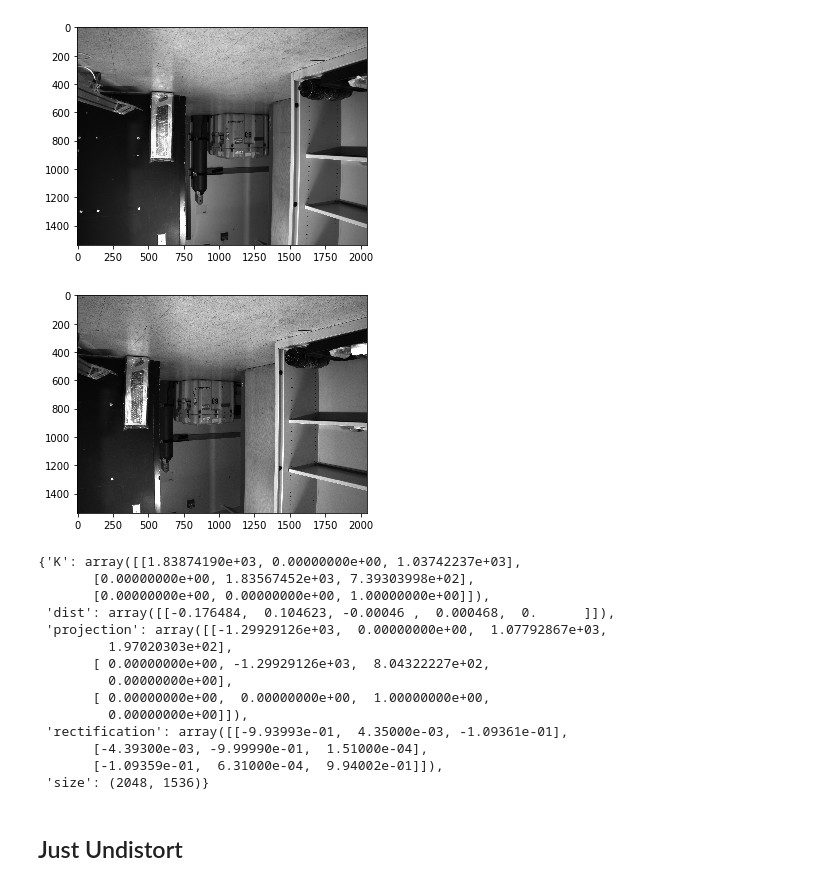
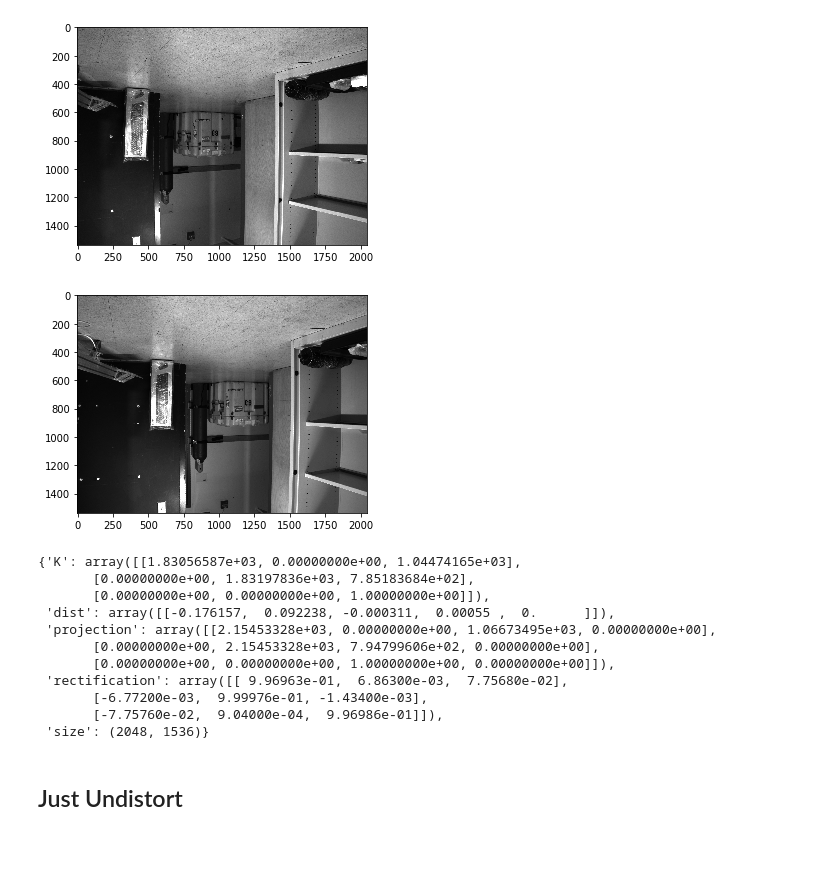
Before and after one commit to amarburg/stereo_disparity_mwe, a Jupyter notebook: Stereo Disparity.ipynb, the cells around one changed output. Drawn from its saved outputs; the diff is of its cells as text; code cells hidden in the pictures; blank space fills up the shorter version.

Commit message:
Correctly map images to left and right sides.

```diff
--- a/Stereo Disparity.ipynb
+++ b/Stereo Disparity.ipynb
@@ -7,20 +7,30 @@ from matplotlib import pyplot as plt
 import yaml
 # %%
 
-imgL = cv2.imread('images/left_raw.png')
-imgR = cv2.imread('images/right_raw.png')
+left_image_file = "images/right_raw.png"
+left_camera_file = "camera_info/left_rightside_up.yaml"
+#left_camera_file = "camera_info/18296567.yaml"
+
+right_image_file = "images/left_raw.png"
+right_camera_file = "camera_info/right_rightside_up.yaml"
+#right_camera_file = "camera_info/18457940.yaml"
+
+
+
+imgL = cv2.imread(left_image_file)
+imgR = cv2.imread(right_image_file)
 
 imgLmono = cv2.cvtColor(imgL, cv2.COLOR_RGB2GRAY)
 imgRmono = imgR[:,:,1]
 
 plt.imshow(imgLmono, cmap="gray")
 plt.show()
 
 plt.imshow(imgRmono, cmap="gray")
 plt.show()
 # %% [output]
-[figure, old version]
+[figure, new version]
-[figure, old version]
+[figure, new version]
 # %%
 import pprint as pp
 
@@ -34,29 +44,26 @@ def cam_from_yaml( y ):
              'projection': mat_from_dict( y['projection_matrix']),
              'rectification': mat_from_dict( y['rectification_matrix'])}
 
-with open("camera_info/18457940.yaml") as f:
+with open(left_camera_file) as f:
     y = yaml.load(f, Loader=yaml.SafeLoader)
     leftCam = cam_from_yaml( y )
 
-with open("camera_info/18296567.yaml") as f:
+with open(right_camera_file) as f:
     y = yaml.load(f, Loader=yaml.SafeLoader)
     rightCam = cam_from_yaml(y)
 
 pp.pprint(leftCam)
 # %% [output]
-{'K': array([[1.83874190e+03, 0.00000000e+00, 1.03742237e+03],
-       [0.00000000e+00, 1.83567452e+03, 7.39303998e+02],
+{'K': array([[1.83056587e+03, 0.00000000e+00, 1.04474165e+03],
+       [0.00000000e+00, 1.83197836e+03, 7.85183684e+02],
        [0.00000000e+00, 0.00000000e+00, 1.00000000e+00]]),
- 'dist': array([[-0.176484,  0.104623, -0.00046 ,  0.000468,  0.      ]]),
- 'projection': array([[-1.29929126e+03,  0.00000000e+00,  1.07792867e+03,
-         1.97020303e+02],
-       [ 0.00000000e+00, -1.29929126e+03,  8.04322227e+02,
-         0.00000000e+00],
-       [ 0.00000000e+00,  0.00000000e+00,  1.00000000e+00,
-         0.00000000e+00]]),
- 'rectification': array([[-9.93993e-01,  4.35000e-03, -1.09361e-01],
-       [-4.39300e-03, -9.99990e-01,  1.51000e-04],
-       [-1.09359e-01,  6.31000e-04,  9.94002e-01]]),
+ 'dist': array([[-0.176157,  0.092238, -0.000311,  0.00055 ,  0.      ]]),
+ 'projection': array([[2.15453328e+03, 0.00000000e+00, 1.06673495e+03, 0.00000000e+00],
+       [0.00000000e+00, 2.15453328e+03, 7.94799606e+02, 0.00000000e+00],
+       [0.00000000e+00, 0.00000000e+00, 1.00000000e+00, 0.00000000e+00]]),
+ 'rectification': array([[ 9.96963e-01,  6.86300e-03,  7.75680e-02],
+       [-6.77200e-03,  9.99976e-01, -1.43400e-03],
+       [-7.75760e-02,  9.04000e-04,  9.96986e-01]]),
  'size': (2048, 1536)}
 # %% [markdown]
 ## Just Undistort
```
Also changed, not shown: parts of 5 cells of this notebook, 2 other files.
